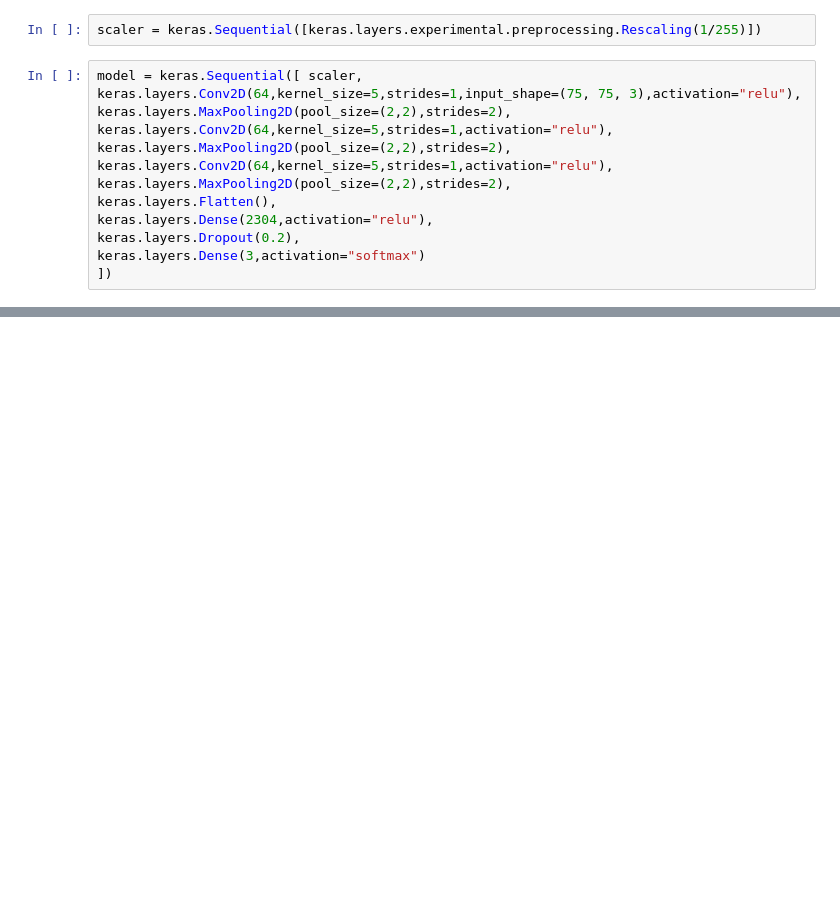
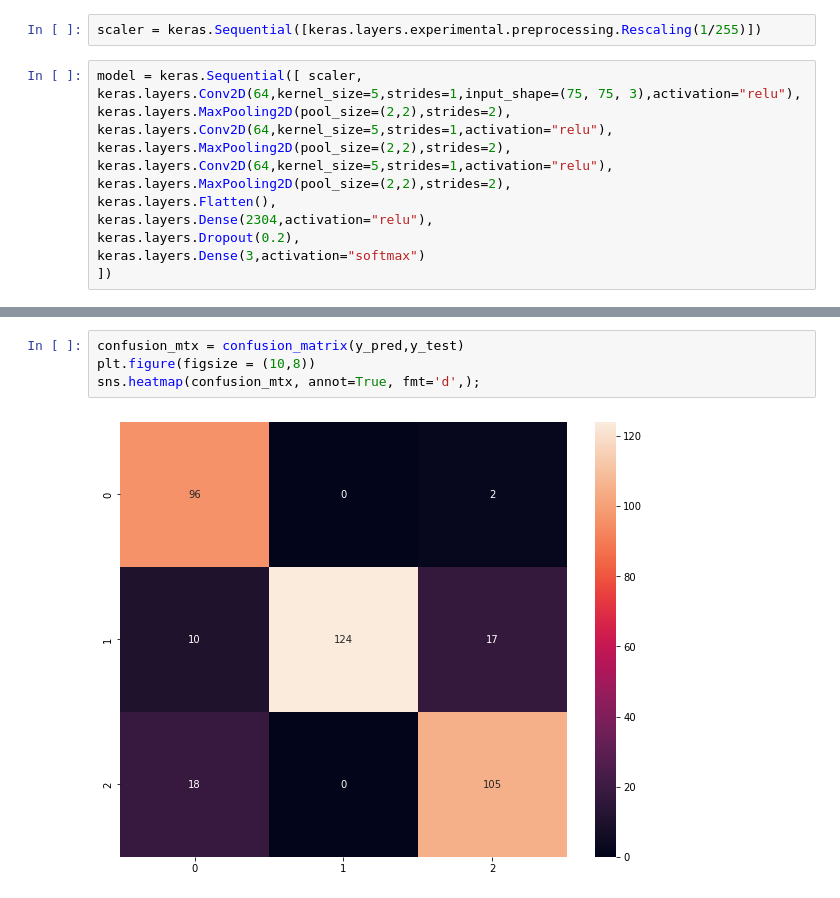
Before and after one commit to HazemElseify/selected2_project, a Jupyter notebook: test.ipynb, the cells around one changed output, grey strips where cells are left out. Drawn from its saved outputs; the diff is of its cells as text; blank space fills up the shorter version.

```diff
--- a/test.ipynb
+++ b/test.ipynb
@@ -108,0 +161,6 @@ sns.heatmap(confusion_mtx, annot=True, fmt='d')
+# %%
+confusion_mtx = confusion_matrix(y_pred,y_test)
+plt.figure(figsize = (10,8))
+sns.heatmap(confusion_mtx, annot=True, fmt='d',);
+# %% [output]
+[figure, added]
```
Also changed, not shown: parts of 15 cells of this notebook.
